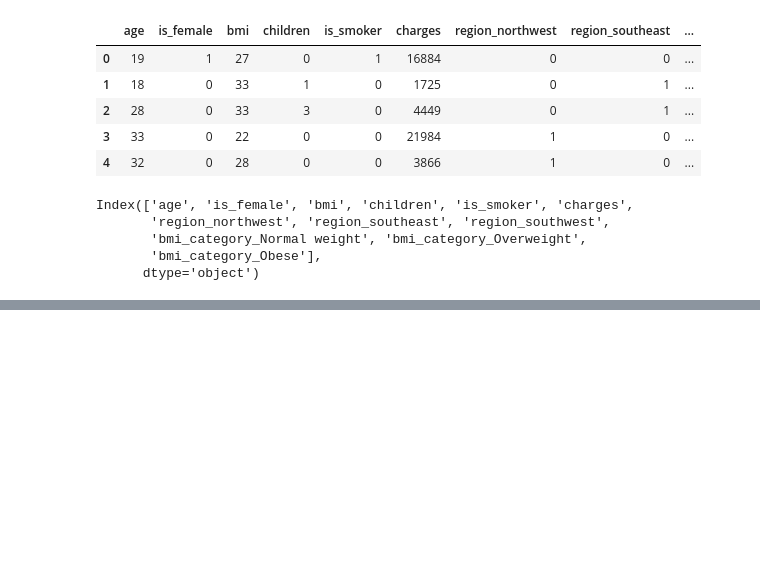
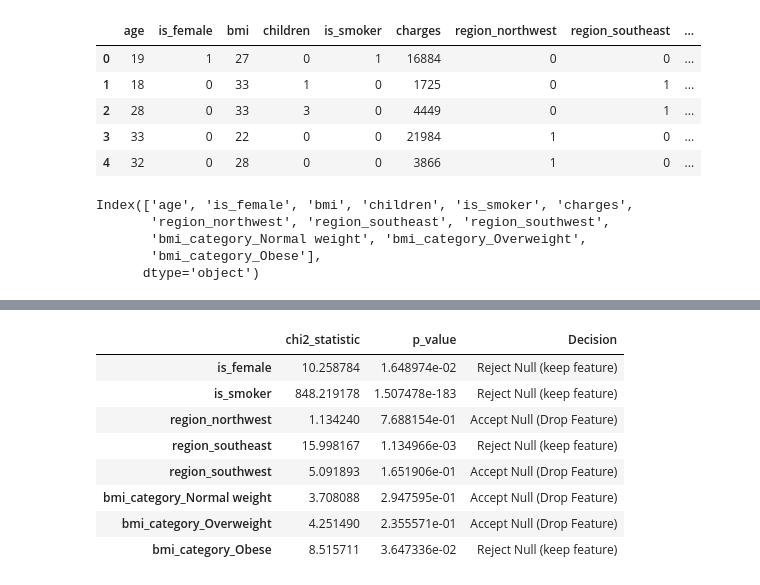
Before and after one commit to Nileshkrishesh/Something, a Jupyter notebook: FirstProject.ipynb, the cells around one changed output, grey strips where cells are left out. Drawn from its saved outputs; the diff is of its cells as text; code cells hidden in the pictures; blank space fills up the shorter version.

```diff
--- a/FirstProject.ipynb
+++ b/FirstProject.ipynb
@@ -348,0 +377,39 @@ from scipy.stats import zscore # zscore is used to identify the outliers in the
+# %%
+cat_features = [
+    'is_female',
+    'is_smoker', 'region_northwest',
+    'region_southeast', 'region_southwest',
+    'bmi_category_Normal weight',
+    'bmi_category_Overweight',
+    'bmi_category_Obese'
+]
+# %%
+from scipy.stats import chi2_contingency # chi2_contingency is used to perform the chi-square test of independence between two categorical variables
+import pandas as pd
+alpha= 0.05 # alpha is the significance level for the chi-square test
+df_cleaned['charges_bin']= pd.qcut(df_cleaned['charges'], q=4, labels=False) # qcut is used to create categories based on the quantiles of the column
+chi2_results={}
+
+for col in cat_features:
+    contingency_table = pd.crosstab(df_cleaned[col], df_cleaned['charges_bin']) # crosstab is used to create a contingency table for the chi-square test
+    chi2, p, dof, expected = chi2_contingency(contingency_table) # chi2_contingency is used to perform the chi-square test and returns the chi-square statistic, p-value, degrees of freedom, and expected frequencies
+    decion ='Reject Null (keep feature)' if p<alpha else 'Accept Null (Drop Feature)'
+    chi2_results[col] = {
+        'chi2_statistic': chi2,
+        'p_value': p,
+        'Decision': decion
+    }
+
+chi2_df = pd.DataFrame.from_dict(chi2_results, orient='index') # from_dict is used to create a dataframe from a dictionary
+chi2_df.sort_values(by='p_value') # sort_values is used to sort the values
+chi2_df
+# %% [output]
+|  | chi2_statistic | p_value | Decision |
+| is_female | 10.258784 | 1.648974e-02 | Reject Null (keep feature) |
+| is_smoker | 848.219178 | 1.507478e-183 | Reject Null (keep feature) |
+| region_northwest | 1.134240 | 7.688154e-01 | Accept Null (Drop Feature) |
+| region_southeast | 15.998167 | 1.134966e-03 | Reject Null (keep feature) |
+| region_southwest | 5.091893 | 1.651906e-01 | Accept Null (Drop Feature) |
+| bmi_category_Normal weight | 3.708088 | 2.947595e-01 | Accept Null (Drop Feature) |
+| bmi_category_Overweight | 4.251490 | 2.355571e-01 | Accept Null (Drop Feature) |
+| bmi_category_Obese | 8.515711 | 3.647336e-02 | Reject Null (keep feature) |
```
Also changed, not shown: parts of 2 cells of this notebook.
